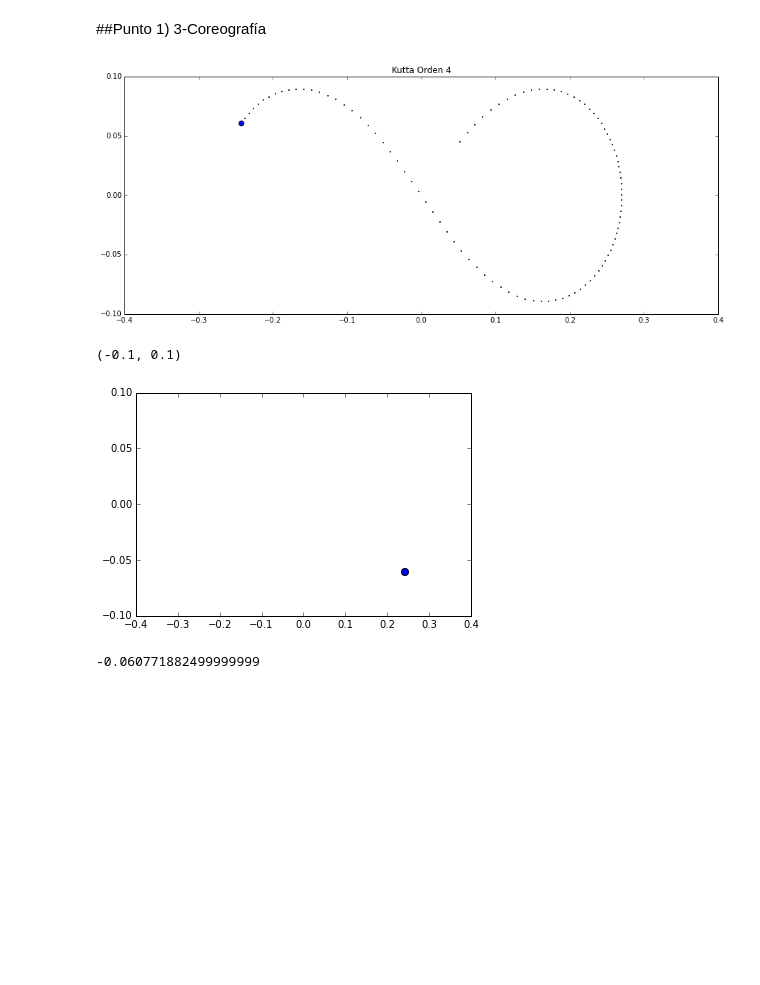
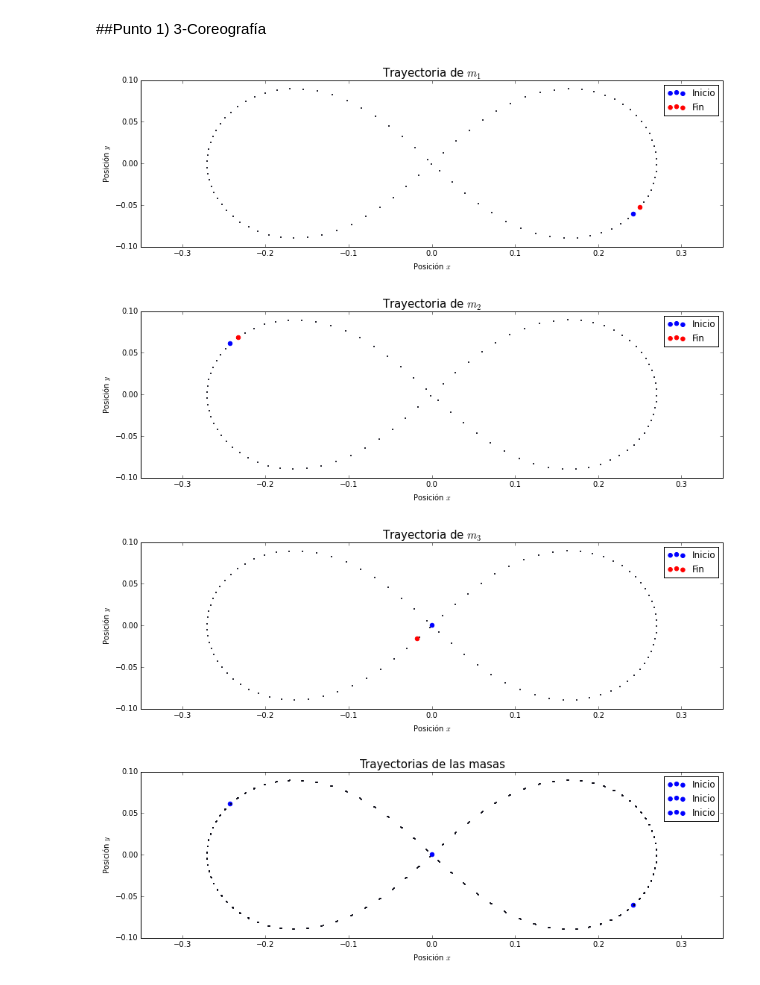
Before and after one commit to ArturoVelasquez/MC-1, a Jupyter notebook: Tareas/HW5/HW5.ipynb, the cells around one changed output. Saved outputs shown, nothing was run; the diff lists cells and outputs as text; code cells hidden in the pictures; blank space fills up the shorter version.

```diff
--- a/Tareas/HW5/HW5.ipynb
+++ b/Tareas/HW5/HW5.ipynb
@@ -100,0 +48,31 @@ def simulacion(numIter,dt,Y):
+# %%
+#Debo re-implementar Runge-Kutta para poder ponerlo como lo quiere el profesorrr
+chosenstep=one_Kutta4_step
+numIter=100
+Y=np.array([1.,0.,0.,1.])
+tmax=2*np.pi
+t=0.
+Deltat=tmax/numIter
+history=np.array([[t,Y[0],Y[1],Y[2],Y[3]]])
+def one_Kutta4_step():
+    global t
+    global Deltat
+    global Y
+    K1 = f(Y)
+    K2 = f(Y + Deltat*(1./2.*K1))
+    K3 = f(Y + Deltat*(1./2.*K2))
+    K4 = f(Y + Deltat*K3)
+    Y+= Deltat * (1/6.*K1 + 1/3. * K2 + 1/3.*K3 + 1/6.*K4)
+    t+= Deltat
+# %%
+#Definimos una función que llama varias veces el método de Runge-Kutta para efectuar la simulación.
+def simulacion(numIter=100,periodo=1,Y=-1,**kwargs):
+    if ((len(Y)%2) != 0):
+        #Arroja error si no se pasa un Y, o el que se pasa no tiene el formato adecuado
+        raise TypeError("Introduzca un Y válido")
+    dt = periodo*0.01 #Se cuadra la escala de tiempo para que 1 periodo se ajuste al dt del método.
+    history=np.array([Y]) #Este array contendrá la información luego de cada iteración con el fin de poder graficar.
+    for iters in range(numIter):#Se ejecuta el método Runge-Kutta durante la cantidad de iteraciones propuestas
+        runge_kutta_orden4(dt,Y)
+        history=np.append(history,[Y],axis=0)
+    return (history)
@@ -135,11 +131,0 @@ Y = np.array([r1,v1,r2,v2,r3,v3])
-# %%
-graficador(simulacion(100,0.0050,Y),masa=3)
-# %% [output]
-[figure, removed]
-# %%
-plt.scatter(r1[0],r1[1],s=50)
-plt.xlim(-0.4,0.4)
-plt.ylim(-0.1,0.1)
-# %% [output]
-(-0.1, 0.1)
-[figure, removed]
@@ -148,4 +132,19 @@ aaa = simulacion(100,0.0020,Y)#[:,0][:,0]
-# %%
-aaa[:,0][:,1][0]
-# %% [output]
--0.060771882499999999
+# %%
+history=simulacion(numIter=100,Y=Y,periodo=0.8)
+# %%
+lalala = 1
+graficador(history,lalala)
+
+lalala = 2
+graficador(history,lalala)
+
+lalala = 3
+graficador(history,lalala)
+
+lalala = 0
+graficador(history,lalala)
+# %% [output]
+[figure, added]
+[figure, added]
+[figure, added]
+[figure, added]
```
Also changed, not shown: parts of 20 cells of this notebook.
